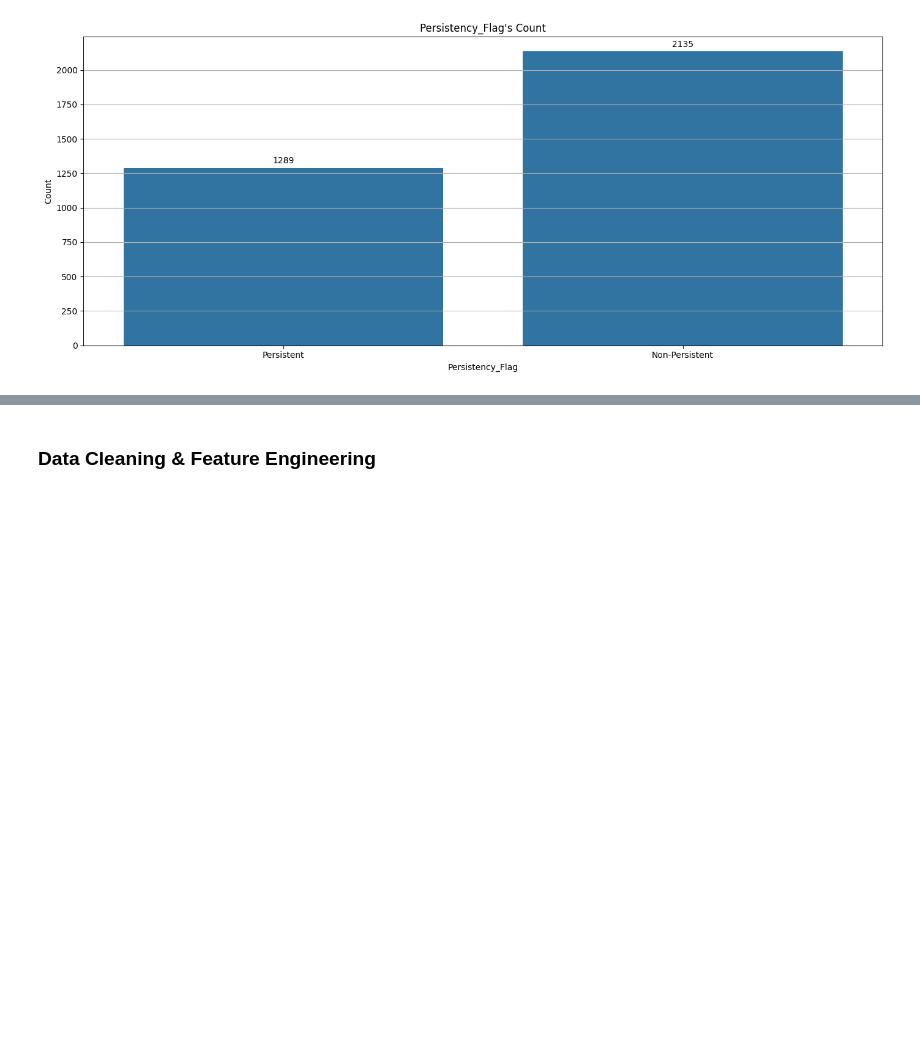
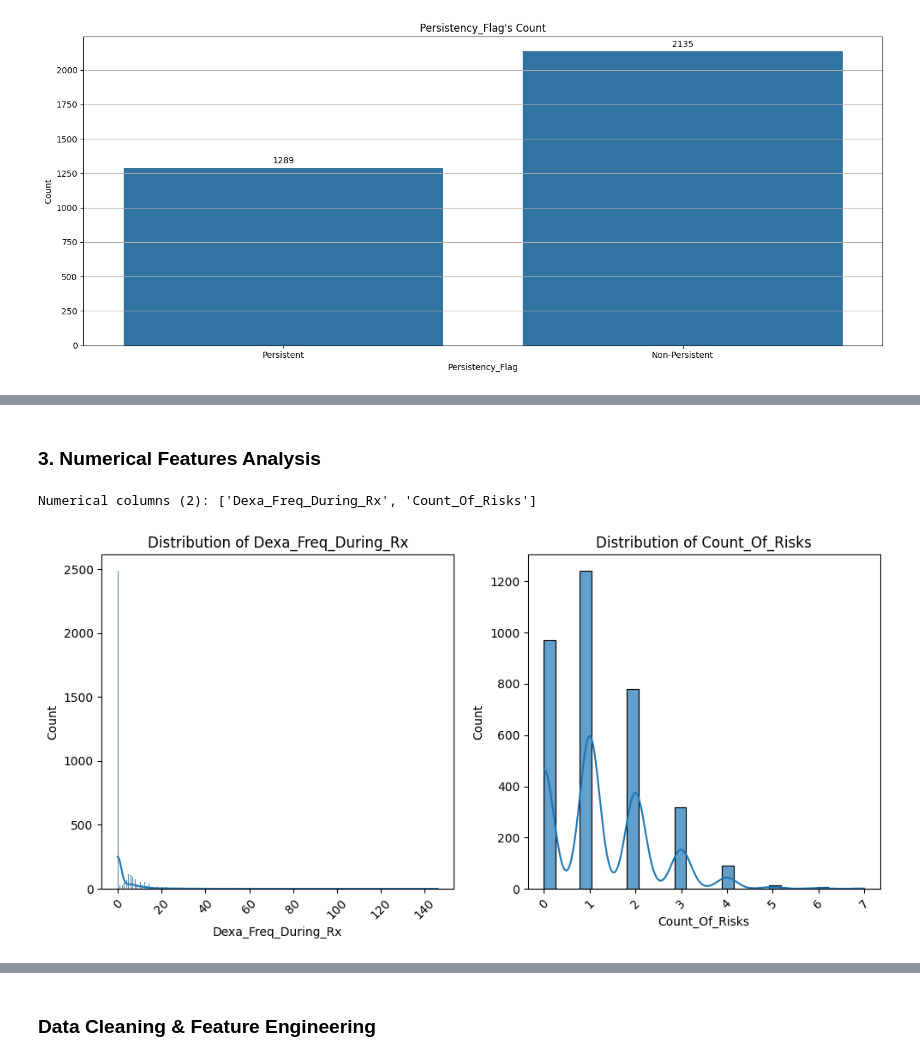
Before and after one commit to SKeval/Persistency-of-Drug-Healthcare-Project, a Jupyter notebook: app.ipynb, the cells around one changed output, grey strips where cells are left out. Drawn from its saved outputs; the diff is of its cells as text; code cells hidden in the pictures; blank space fills up the shorter version.

```diff
--- a/app.ipynb
+++ b/app.ipynb
@@ -93,0 +121,11 @@ plt.show()
+# %%
+# Statistical Summary
+print("=== STATISTICAL SUMMARY ===")
+print("\nNumerical variables summary:")
+print(df.select_dtypes(include=[np.number]).describe())
+
+print("\nCategorical variables summary:")
+categorical_columns = df.select_dtypes(include=['object']).columns
+for col in categorical_columns:
+    print(f"\n{col}:")
+    print(df[col].value_counts().head())
@@ -93,0 +212,39 @@ plt.show()
+# %% [markdown]
+### 3. Numerical Features Analysis
+# %%
+# Identify numerical columns
+numerical_cols = df.select_dtypes(include=[np.number]).columns.tolist()
+print(f"Numerical columns ({len(numerical_cols)}): {numerical_cols}")
+
+# Distribution plots for numerical variables
+if len(numerical_cols) > 0:
+    n_cols = 3
+    n_rows = (len(numerical_cols) + n_cols - 1) // n_cols
+
+    fig, axes = plt.subplots(n_rows, n_cols, figsize=(15, 5 * n_rows))
+
+    # Handle different subplot configurations
+    if n_rows == 1 and n_cols == 1:
+        axes = [axes]
+    elif n_rows == 1 or n_cols == 1:
+        axes = axes.flatten() if hasattr(axes, 'flatten') else [axes]
+    else:
+        axes = axes.flatten()
+
+    for i, col in enumerate(numerical_cols):
+        if i < len(axes):
+            sns.histplot(data=df, x=col, kde=True, ax=axes[i], alpha=0.7)
+            axes[i].set_title(f'Distribution of {col}')
+            axes[i].tick_params(axis='x', rotation=45)
+
+    # Hide empty subplots
+    for i in range(len(numerical_cols), len(axes)):
+        axes[i].set_visible(False)
+
+    plt.tight_layout()
+    plt.show()
+else:
+    print("No numerical columns found in the dataset.")
+# %% [output]
+Numerical columns (2): ['Dexa_Freq_During_Rx', 'Count_Of_Risks']
+[figure, added]
```
Also changed, not shown: parts of 22 cells of this notebook.
